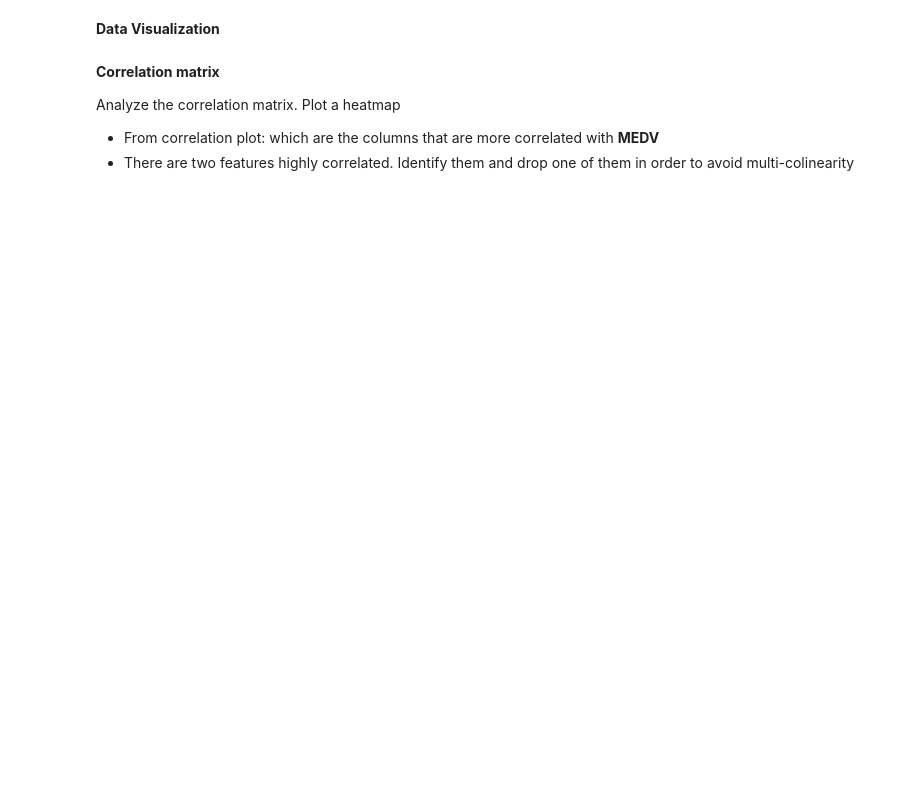
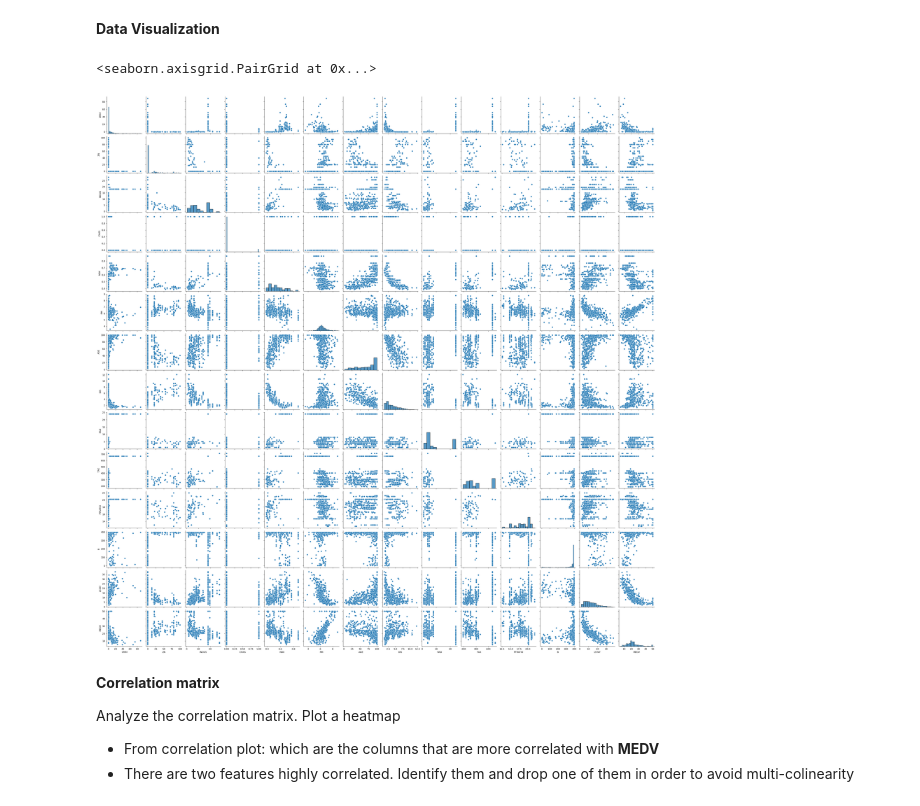
Before and after one commit to Avalverdep/2026-10-BILBAO-FT-Data-Science, a Jupyter notebook: 3-Machine_Learning/1-Supervisado/1-Regression/2-Polynomial_Regression/ejercicios/3 Polynomial_Regression.ipynb, the cells around one changed output. Saved outputs shown, nothing was run; the diff lists cells and outputs as text; code cells hidden in the pictures; blank space fills up the shorter version.

```diff
--- a/3-Machine_Learning/1-Supervisado/1-Regression/2-Polynomial_Regression/ejercicios/3 Polynomial_Regression.ipynb
+++ b/3-Machine_Learning/1-Supervisado/1-Regression/2-Polynomial_Regression/ejercicios/3 Polynomial_Regression.ipynb
@@ -38,2 +44,5 @@ I**mport the required Libraries**
 # %% [markdown]
 **Load the data into pandas dataframe . Load the Boston Housing DataSet from data/boston_house_prices.csv**
+# %%
+boston_df = pd.read_csv('data/boston_house_prices.csv', skiprows=1) #usamos skiprows para saltar la primera linea, que el csv viene con formato raro
+boston_df
@@ -44,5 +87,10 @@ Check for missing values in all the columns
 # %% [markdown]
 **Data Visualization**
+# %%
+sns.pairplot(boston_df)
+# %% [output]
+<seaborn.axisgrid.PairGrid at 0x...>
+[figure, added]
 # %% [markdown]
 **Correlation matrix**
 
```
Also changed, not shown: parts of 22 cells of this notebook, 2 other files.
